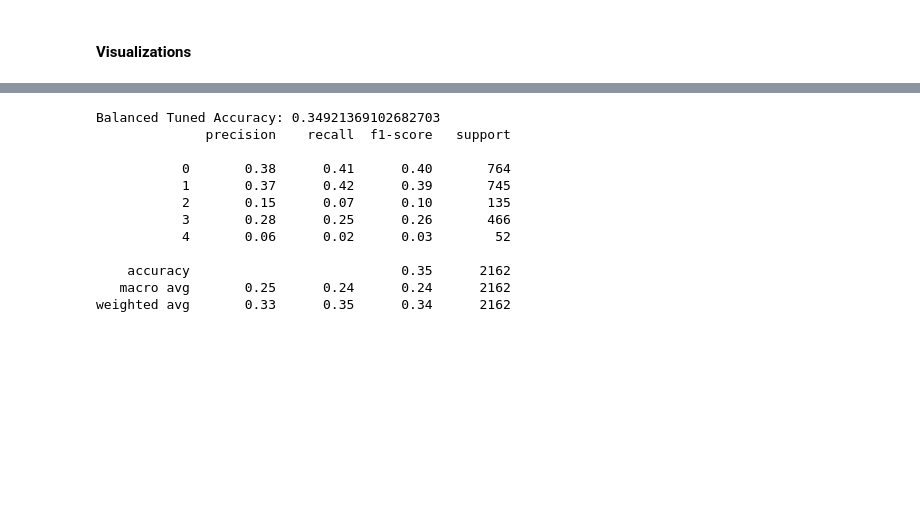
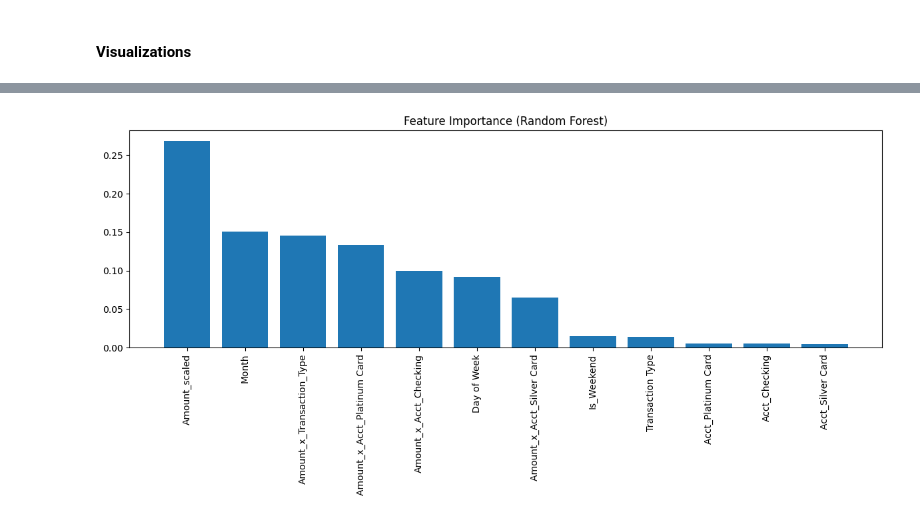
Before and after one commit to AngelaLee03/ProjectFinalReport, a Jupyter notebook: models/random_forest.ipynb, the cells around one changed output, grey strips where cells are left out. Saved outputs shown, nothing was run; the diff lists cells and outputs as text; code cells hidden in the pictures; blank space fills up the shorter version.

```diff
--- a/models/random_forest.ipynb
+++ b/models/random_forest.ipynb
@@ -204,26 +230,12 @@ Best balanced depth: 20
 # %%
-best_rf = RandomForestClassifier(
-    n_estimators=300,
-    max_depth=best_bal_depth,
-    class_weight="balanced",
-    random_state=42
-)
+importances = best_rf.feature_importances_
+indices = np.argsort(importances)[::-1]
 
-best_rf.fit(X_train, y_train)
-y_pred_best = best_rf.predict(X_test)
-
-print("Balanced Tuned Accuracy:", accuracy_score(y_test, y_pred_best))
-print(classification_report(y_test, y_pred_best))
+plt.figure(figsize=(12, 6))
+plt.title("Feature Importance (Random Forest)")
+plt.bar(range(len(importances)), importances[indices])
+plt.xticks(range(len(importances)), X_train.columns[indices], rotation=90)
+plt.tight_layout()
+plt.show()
 # %% [output]
-Balanced Tuned Accuracy: 0.34921369102682703
-              precision    recall  f1-score   support
-
-           0       0.38      0.41      0.40       764
-           1       0.37      0.42      0.39       745
-           2       0.15      0.07      0.10       135
-           3       0.28      0.25      0.26       466
-           4       0.06      0.02      0.03        52
-
-    accuracy                           0.35      2162
-   macro avg       0.25      0.24      0.24      2162
-weighted avg       0.33      0.35      0.34      2162
+[figure, added]
```
Also changed, not shown: parts of 24 cells of this notebook.
